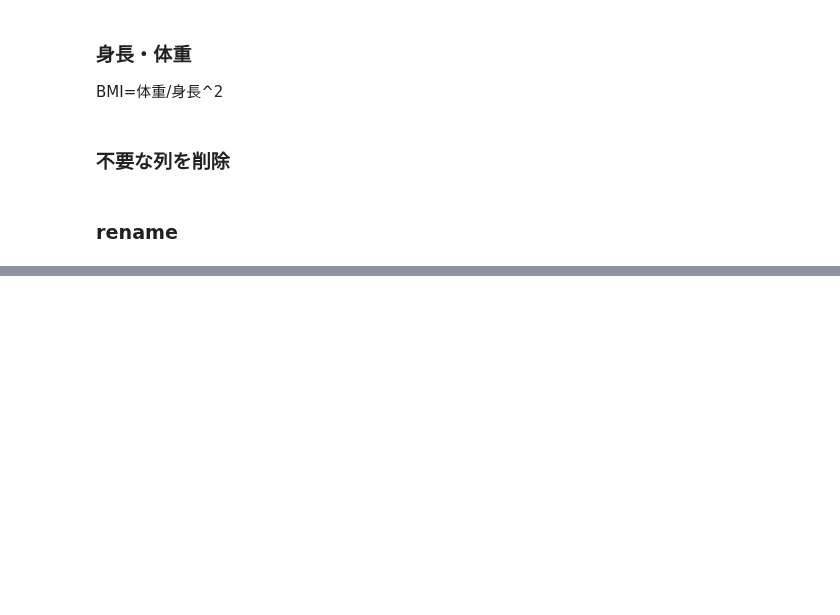
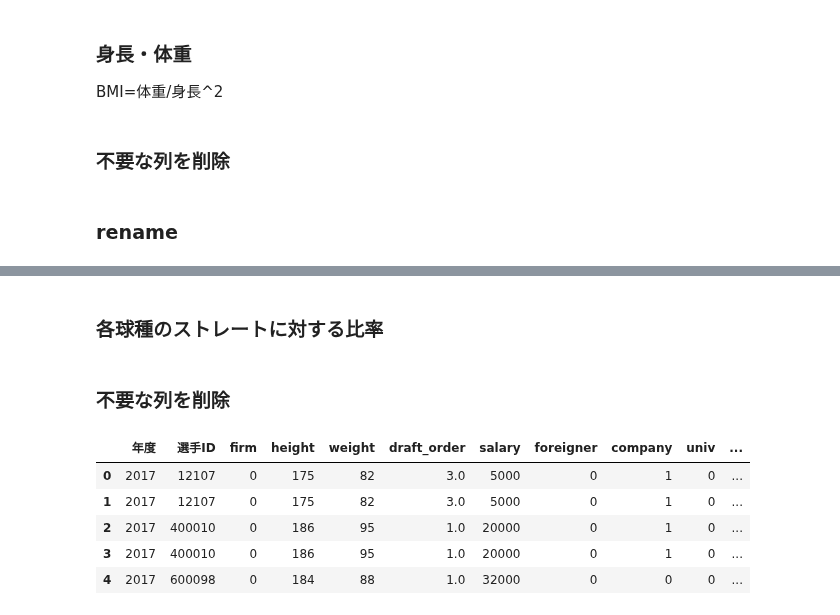
Before and after one commit to yumehara/baseball, a Jupyter notebook: Preprocess_player.ipynb, the cells around one changed output, grey strips where cells are left out. Cells and saved outputs as stored; diff of their text form; code cells hidden in the pictures; blank space fills up the shorter version.

```diff
--- a/Preprocess_player.ipynb
+++ b/Preprocess_player.ipynb
@@ -163,0 +101,5 @@ all_player.rename(columns={
+# %%
+all_pitcher = all_pitcher.merge(pit_2017, left_on=['選手ID','pit_bat'], right_on=['投手ID','pit_bat'], how='left')
+# %%
+all_pitcher.loc[(all_pitcher['投手ID'].isnull()) & (all_pitcher['foreigner']==1), '投手ID'] = -1
+all_pitcher.loc[all_pitcher['投手ID'].isnull(), '投手ID'] = 0
@@ -163,0 +131,19 @@ all_player.rename(columns={
+# %% [markdown]
+### 各球種のストレートに対する比率
+# %%
+ball_not_straight = ['curve', 'slider', 'shoot', 'fork', 'changeup', 'sinker', 'cutball']
+for ball in ball_not_straight:
+    all_pitcher[ball] = all_pitcher[ball] / all_pitcher['straight']
+# %% [markdown]
+### 不要な列を削除
+# %%
+all_pitcher.drop(columns=['straight', '投手ID', '位置', '投',], inplace=True)
+# %%
+all_pitcher.head()
+# %% [output]
+|  | 年度 | 選手ID | firm | height | weight | draft_order | salary | foreigner | company | univ | ... |
+| 0 | 2017 | 12107 | 0 | 175 | 82 | 3.0 | 5000 | 0 | 1 | 0 | ... |
+| 1 | 2017 | 12107 | 0 | 175 | 82 | 3.0 | 5000 | 0 | 1 | 0 | ... |
+| 2 | 2017 | 400010 | 0 | 186 | 95 | 1.0 | 20000 | 0 | 1 | 0 | ... |
+| 3 | 2017 | 400010 | 0 | 186 | 95 | 1.0 | 20000 | 0 | 1 | 0 | ... |
+| 4 | 2017 | 600098 | 0 | 184 | 88 | 1.0 | 32000 | 0 | 0 | 0 | ... |
```
Also changed, not shown: parts of 41 cells of this notebook, 5 other files.
